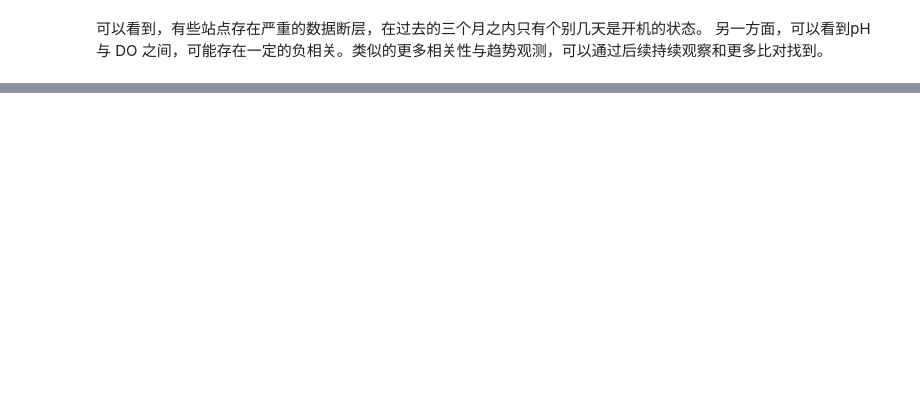
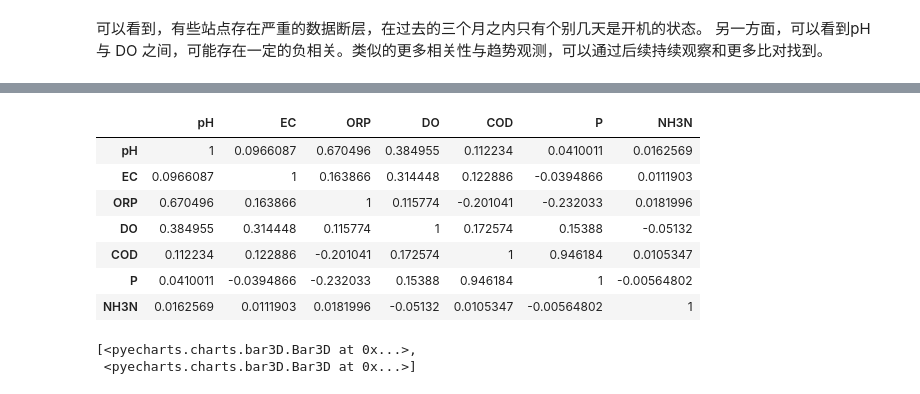
Before and after one commit to ZionPF/jupyter, a Jupyter notebook: water_quality.ipynb, the cells around one changed output, grey strips where cells are left out. Saved outputs shown, nothing was run; the diff lists cells and outputs as text; code cells hidden in the pictures; blank space fills up the shorter version.

Commit message:
added google map and echarts corr

```diff
--- a/water_quality.ipynb
+++ b/water_quality.ipynb
@@ -13,7 +13,10 @@ from pandas import Series,DataFrame
 import datetime
 from dateutil.parser import parse
 
-site_data = pd.read_csv('/data/inesa/water/bb.csv')
+pd.options.mode.chained_assignment = None  # default='warn'
+
+
+site_data = pd.read_csv('./datasets/water/bb.csv')
 #water_data = csv.reader(open('/data/inesa/water/aa.csv', encoding='utf-8'))
 #site_data = csv.reader(open('/data/inesa/water/bb.csv', encoding='utf-8'))
 site_data
@@ -265,0 +305,10 @@ plot_site('10022')
+# %%
+# 同一站点
+
+siteN = 10005
+water_q = water_n[water_n.site_no==siteN]
+water_q.head()
+water_q = water_q.loc[:,['testtime','pH','EC','ORP','DO','COD','P','NH3N']]
+water_melt = pd.melt(water_q,id_vars='testtime')
+p = gp.ggplot(gp.aes(x='testtime',y='value',color = 'variable'),data=water_melt)+gp.geom_point(gp.aes(size=3))
+print(p)
@@ -265,0 +318,61 @@ plot_site('10022')
+# %%
+
+compare_list = ['pH','EC','ORP','DO','COD','P','NH3N']
+in_site_corr = dict()
+df_corr = pd.DataFrame(columns=compare_list)
+for i in compare_list:
+    for j in compare_list:
+        corr = water_q[i].corr(water_q[j])
+        df_corr.loc[i,j] = corr
+
+
+df_corr
+# %% [output]
+|  | pH | EC | ORP | DO | COD | P | NH3N |
+| pH | 1 | 0.0966087 | 0.670496 | 0.384955 | 0.112234 | 0.0410011 | 0.0162569 |
+| EC | 0.0966087 | 1 | 0.163866 | 0.314448 | 0.122886 | -0.0394866 | 0.0111903 |
+| ORP | 0.670496 | 0.163866 | 1 | 0.115774 | -0.201041 | -0.232033 | 0.0181996 |
+| DO | 0.384955 | 0.314448 | 0.115774 | 1 | 0.172574 | 0.15388 | -0.05132 |
+| COD | 0.112234 | 0.122886 | -0.201041 | 0.172574 | 1 | 0.946184 | 0.0105347 |
+| P | 0.0410011 | -0.0394866 | -0.232033 | 0.15388 | 0.946184 | 1 | -0.00564802 |
+| NH3N | 0.0162569 | 0.0111903 | 0.0181996 | -0.05132 | 0.0105347 | -0.00564802 | 1 |
+# %%
+
+from pyecharts import Page, Bar3D
+
+page = Page()
+
+
+
+def plot_site_corr(siteN):
+    water_q = water_n[water_n.site_no==siteN]
+    water_q.head()
+    water_q = water_q.loc[:,['testtime','pH','EC','ORP','DO','COD','P','NH3N']]
+    bar3d = Bar3D(("站点指数自相关系数："+str(siteN)), width=1200, height=600)
+    x_axis = compare_list
+    y_aixs = compare_list
+
+    data = []
+    for i in compare_list:
+        for j in compare_list:
+            corr = water_q[i].corr(water_q[j])
+            corr_point = [compare_list.index(i),compare_list.index(j),corr]
+            data.append(corr_point)
+
+
+    range_color = ['#313695', '#4575b4', '#74add1', '#abd9e9', '#e0f3f8', '#ffffbf',
+                   '#fee090', '#fdae61', '#f46d43', '#d73027', '#a50026']
+    bar3d.add("", x_axis, y_aixs, [[d[1], d[0], d[2]] for d in data], is_visualmap=True,
+              visual_range=[-1, 1], visual_range_color=range_color, grid3D_width=200, grid3D_depth=80)
+
+    page.add(bar3d)
+
+
+plot_site_corr(10008)
+plot_site_corr(10002)
+#plot_site_corr(10010)
+#plot_site_corr(10022)
+page
+# %% [output]
+[<pyecharts.charts.bar3D.Bar3D at 0x...>,
+ <pyecharts.charts.bar3D.Bar3D at 0x...>]
```
Also changed, not shown: parts of 15 cells of this notebook, 4 other files.
